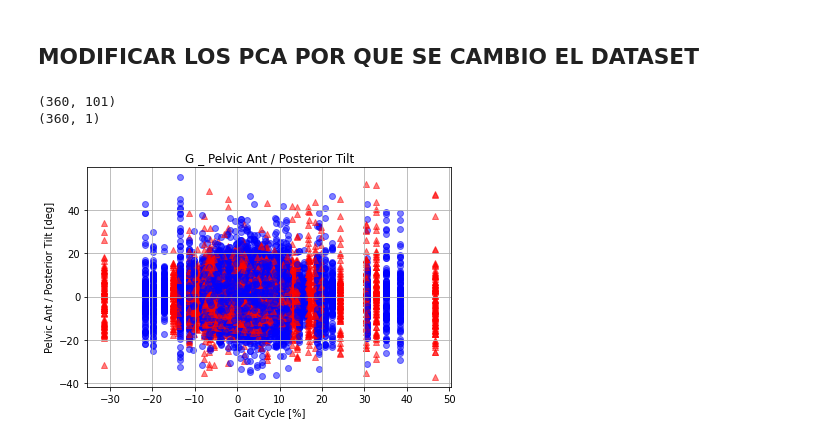
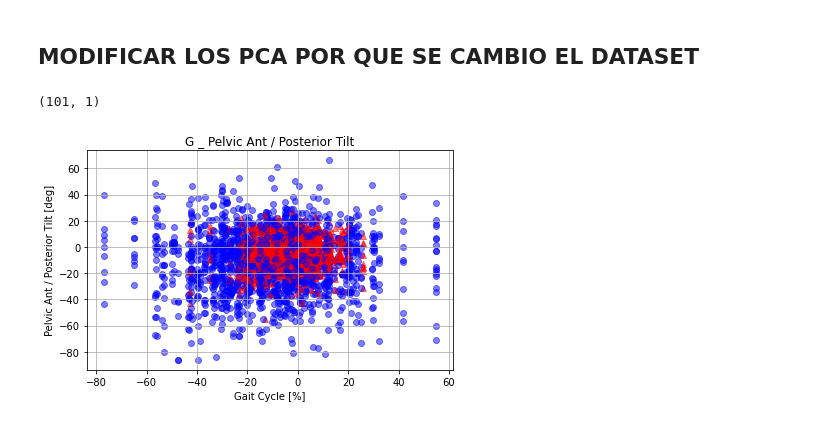
Before and after one commit to Beta628427/Tesis, a Jupyter notebook: 2_Beta___Cod/Beta_PCA/PCA_Cod_master_v1.ipynb, the cells around one changed output. Drawn from its saved outputs; the diff is of its cells as text; code cells hidden in the pictures.

```diff
--- a/2_Beta___Cod/Beta_PCA/PCA_Cod_master_v1.ipynb
+++ b/2_Beta___Cod/Beta_PCA/PCA_Cod_master_v1.ipynb
@@ -105,8 +105,8 @@ def var_alea (num_samples,desired_mean,desired_std_dev):
 # %%
 # Seleccionando de la sheet "Joint Rotations"
 # ······· Pelvic_Ant_Posterior_Tilt
-f_1 = 102   # fila de inicio Pelvic_Ant_Posterior_Tilt
-f_2 = 203   # final final    Pelvic_Ant_Posterior_Tilt
+f_1 = 1     # fila de inicio Pelvic_Ant_Posterior_Tilt
+f_2 = 102   # final final    Pelvic_Ant_Posterior_Tilt
 targets         = df.iloc[0,:]
 targets         = pd.DataFrame(targets[np.newaxis,:])
 ta              = pd.DataFrame(np.array(df.iloc[f_1:f_2,:]))
@@ -329,4 +332,5 @@ personas[per[1]][target_colum_[1]][0]
 # %%
-wks    = sh2.worksheet(per[1])
-wks.update_acell('A1',"beta")
+if __i:
+  wks    = sh2.worksheet(per[1])
+  wks.update_acell('A1',"beta")
 # %%
@@ -377,27 +382,48 @@ for i in range(bb.shape[0]): # viejos
   Y.append(int(1))
 Y = np.array(Y)
 Y = Y[:, np.newaxis]
-# %%
-print(X.shape)
-print(Y.shape)
-# %% [output]
-(360, 101)
-(360, 1)
+# %%
+np.array(range(101))[:, np.newaxis].shape
+# %% [output]
+(101, 1)
+# %%
+__i = False
+if __i:
+  # Filas velocidades de personas %%%%%% BETA %%%%%%
+  # Columnas Articulaciones 0 -100 %  < % Gait Cycle' >
+  #                                   < Pelvic Ant/Posterior Tilt >
+  aa  = bb  = np.zeros((0,10))
+  for i in range(1,pd.DataFrame(per).shape[0]):
+    a = np.concatenate((np.array(range(101))[:, np.newaxis],
+                        np.array(personas[per[i]].iloc[:,1  :10])),axis=1) # joven
+    b = np.concatenate((np.array(range(101))[:, np.newaxis],
+                        np.array(personas[per[i]].iloc[:,10 :19])),axis=1) # viejo
+    aa  = np.concatenate((aa,a),axis=0) # Concateno jovenes
+    bb  = np.concatenate((bb,b),axis=0) # Concateno viejos
+    X   = np.concatenate((aa,bb), axis=0)
+  # Y
+  Y = []
+  for i in range(aa.shape[0]): # jovenes
+    Y.append(int(0))
+  for i in range(bb.shape[0]): # viejos
+    Y.append(int(1))
+  Y = np.array(Y)
+  Y = Y[:, np.newaxis]
 # %%
-for i in range(101):
+for i in range(1,10):
   plt.scatter(X[Y[:,0] == 0, 0], X[Y[:,0] == 0, i], color='red',  marker='^', alpha=0.5) # jovenes
   plt.scatter(X[Y[:,0] == 1, 0], X[Y[:,0] == 1, i], color='blue', marker='o', alpha=0.5) # viejos
 
 plt.grid(True)
 plt.title("G _ Pelvic Ant / Posterior Tilt")
 plt.xlabel("Gait Cycle [%]")
 plt.ylabel("Pelvic Ant / Posterior Tilt [deg]")
 plt.yscale('linear')
 plt.xscale('linear')
 plt.tight_layout()
 plt.show()
 # %% [output]
-[figure, old version]
+[figure, new version]
 # %%
 from sklearn.decomposition import PCA
 #
```
Also changed, not shown: parts of 14 cells of this notebook.
